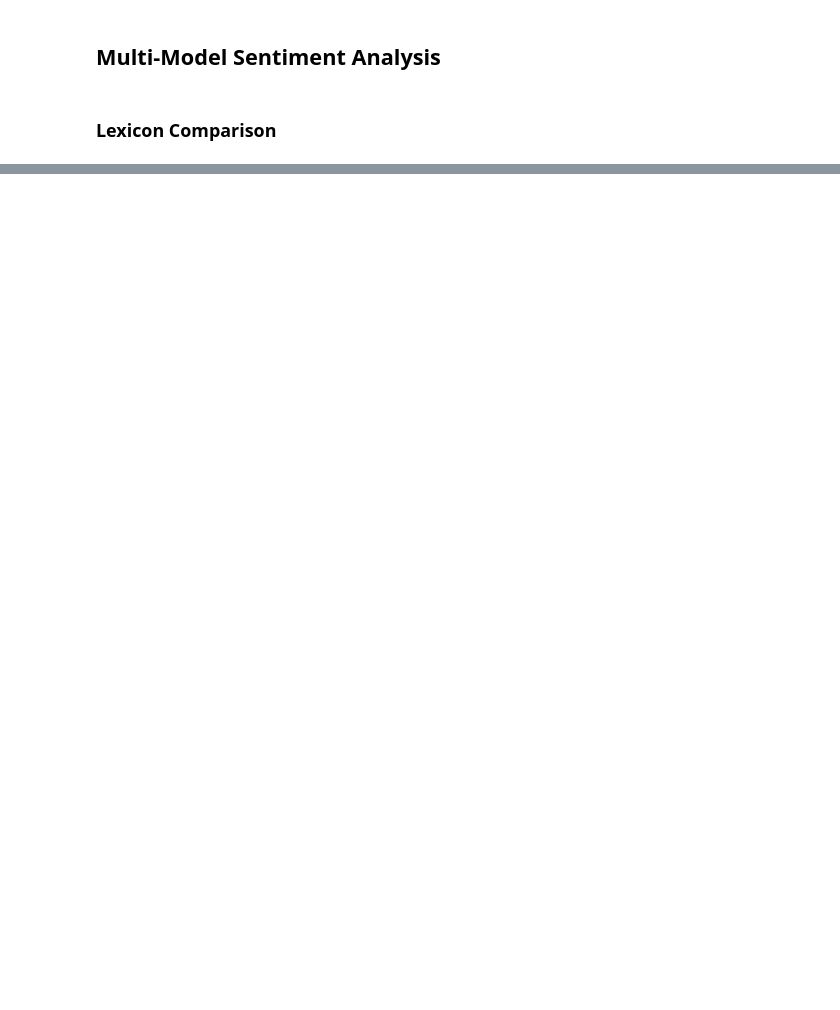
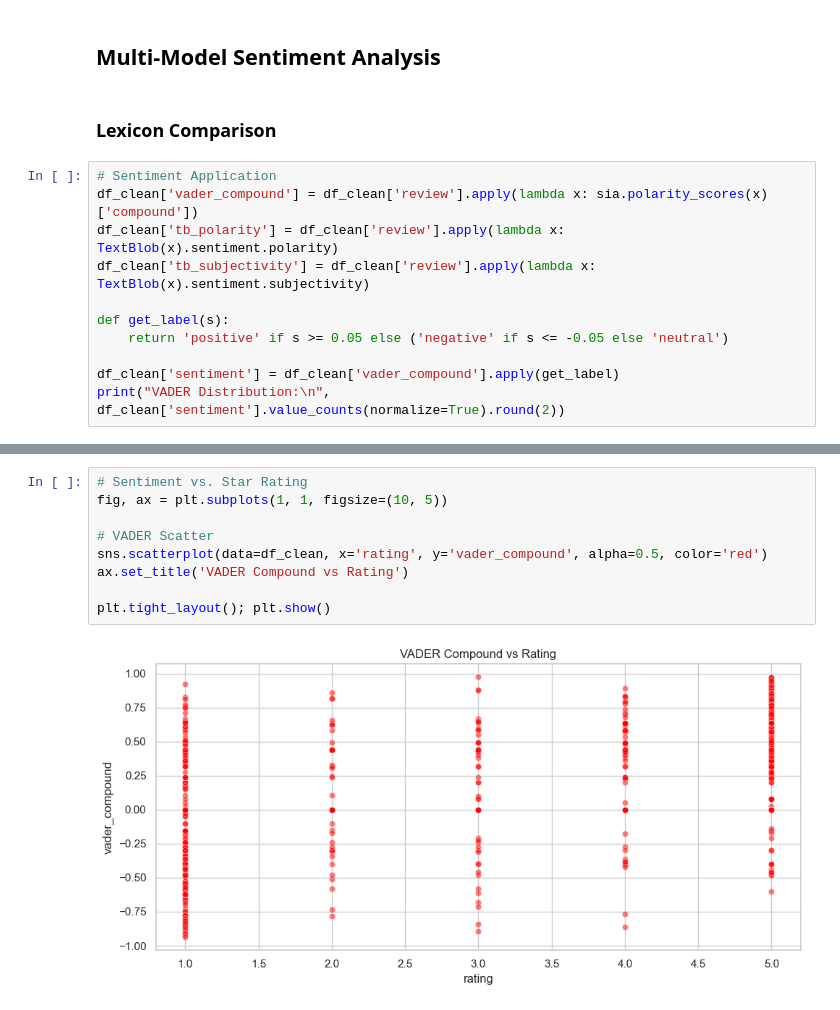
Before and after one commit to Rakeb-sys/fintech-review-analytics, a Jupyter notebook: notebooks/fintech_apps_review_eda.ipynb, the cells around one changed output, grey strips where cells are left out. Saved outputs shown, nothing was run; the diff lists cells and outputs as text; blank space fills up the shorter version.

```diff
--- a/notebooks/fintech_apps_review_eda.ipynb
+++ b/notebooks/fintech_apps_review_eda.ipynb
@@ -147,3 +212,14 @@ plt.show()
 ## Multi-Model Sentiment Analysis
 # %% [markdown]
 ### Lexicon Comparison
+# %%
+# Sentiment Application
+df_clean['vader_compound'] = df_clean['review'].apply(lambda x: sia.polarity_scores(x)['compound'])
+df_clean['tb_polarity'] = df_clean['review'].apply(lambda x: TextBlob(x).sentiment.polarity)
+df_clean['tb_subjectivity'] = df_clean['review'].apply(lambda x: TextBlob(x).sentiment.subjectivity)
+
+def get_label(s):
+    return 'positive' if s >= 0.05 else ('negative' if s <= -0.05 else 'neutral')
+
+df_clean['sentiment'] = df_clean['vader_compound'].apply(get_label)
+print("VADER Distribution:\n", df_clean['sentiment'].value_counts(normalize=True).round(2))
@@ -149,0 +240,11 @@ plt.show()
+# %%
+# Sentiment vs. Star Rating
+fig, ax = plt.subplots(1, 1, figsize=(10, 5))
+
+# VADER Scatter
+sns.scatterplot(data=df_clean, x='rating', y='vader_compound', alpha=0.5, color='red')
+ax.set_title('VADER Compound vs Rating')
+
+plt.tight_layout(); plt.show()
+# %% [output]
+[figure, added]
```
Also changed, not shown: parts of 37 cells of this notebook, 2 other files.
